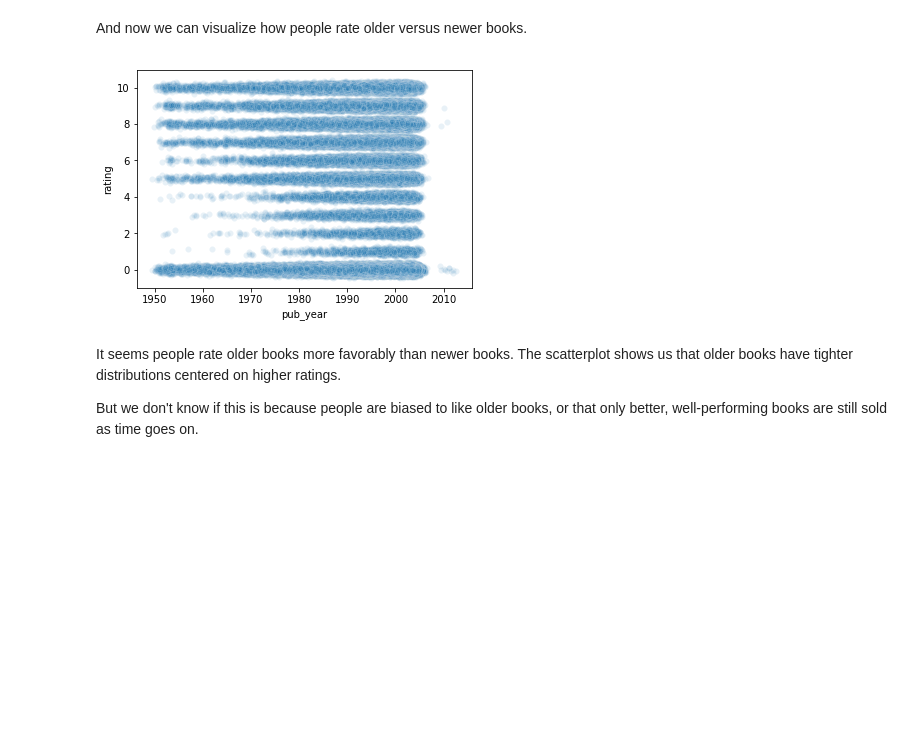
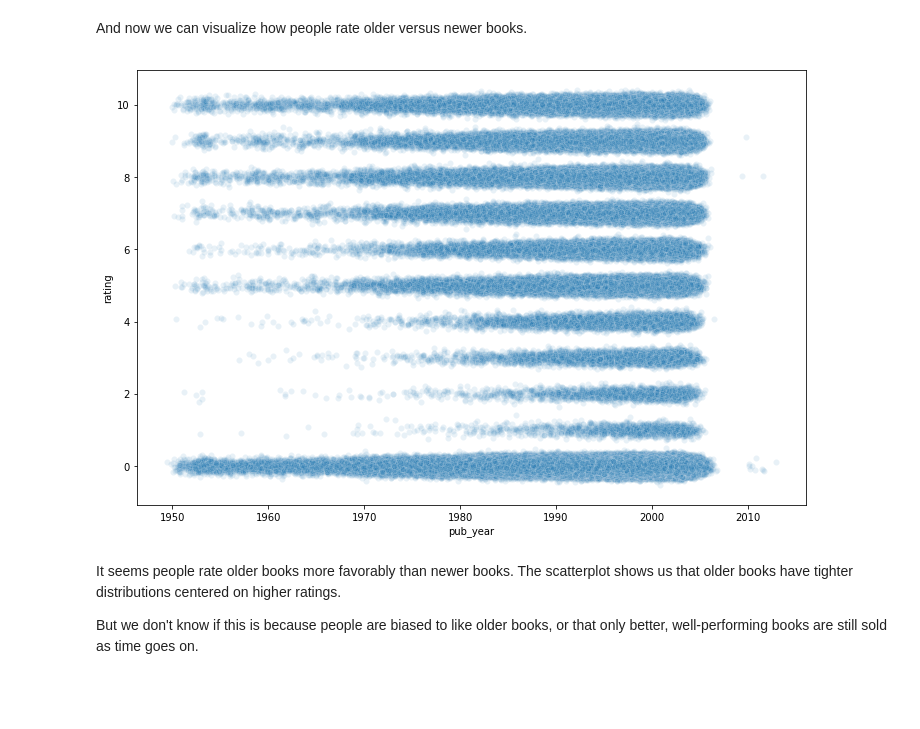
Before and after one commit to ohjho/recommendation_system, a Jupyter notebook: EDA_presentation.ipynb, the cells around one changed output. Cells and saved outputs as stored; diff of their text form; code cells hidden in the pictures; blank space fills up the shorter version.

```diff
--- a/EDA_presentation.ipynb
+++ b/EDA_presentation.ipynb
@@ -612,15 +658,16 @@ And now we can visualize how people rate older versus newer books.
 # %%
 def rand_jitter(arr):
     stdev = .01*(max(arr)-min(arr))
     return arr + np.random.randn(len(arr)) * stdev
 
 tmp = df_merged[['pub_year', 'rating']]
 tmp = tmp[tmp.pub_year > 1950]
 
+plt.subplots(figsize=(12,8))
 sns.scatterplot(rand_jitter(tmp.pub_year), rand_jitter(tmp.rating), alpha=0.1)
 plt.show()
 # %% [output]
-[figure, old version]
+[figure, new version]
 # %% [markdown]
 It seems people rate older books more favorably than newer books. The scatterplot shows us that older books have tighter distributions centered on higher ratings.
 
```
Also changed, not shown: parts of 54 cells of this notebook.
